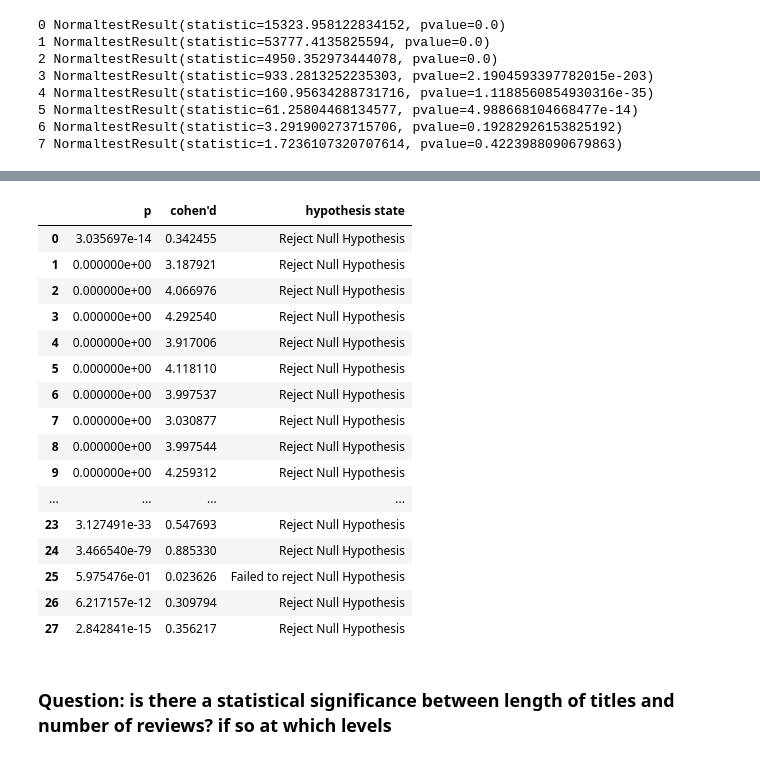
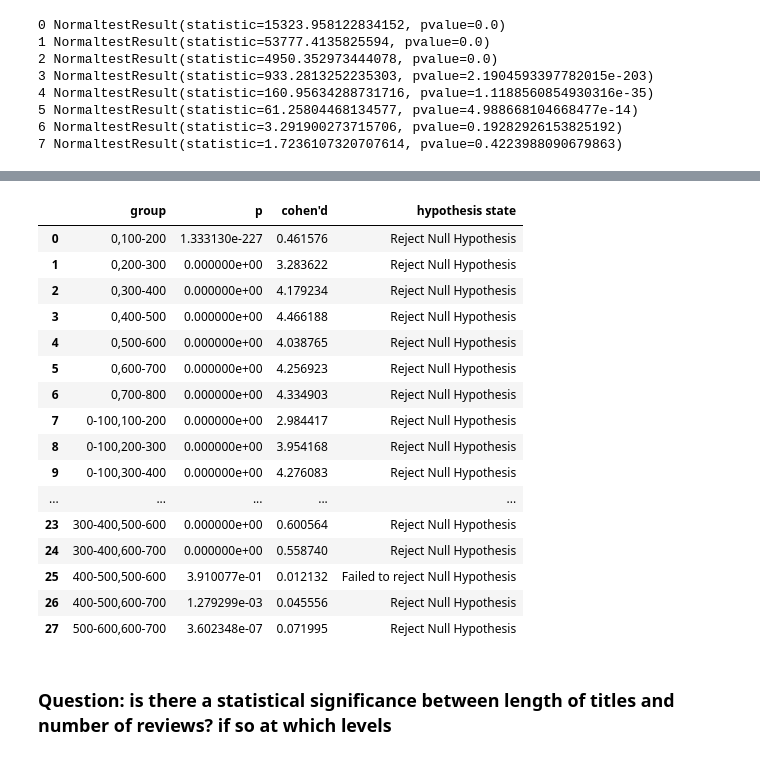
Before and after one commit to Ftan91/Statistical-Analysis-of-AirBnB-Listings-in-London-, a Jupyter notebook: London Airbnb listings 2019.ipynb, the cells around one changed output, grey strips where cells are left out. Drawn from its saved outputs; the diff is of its cells as text; code cells hidden in the pictures.

```diff
--- a/London Airbnb listings 2019.ipynb
+++ b/London Airbnb listings 2019.ipynb
@@ -392,23 +386,23 @@ for n, combo in enumerate(list(combos)):
-# %%
-result_df
-# %% [output]
-|  | p | cohen'd | hypothesis state |
-| 0 | 3.035697e-14 | 0.342455 | Reject Null Hypothesis |
-| 1 | 0.000000e+00 | 3.187921 | Reject Null Hypothesis |
-| 2 | 0.000000e+00 | 4.066976 | Reject Null Hypothesis |
-| 3 | 0.000000e+00 | 4.292540 | Reject Null Hypothesis |
-| 4 | 0.000000e+00 | 3.917006 | Reject Null Hypothesis |
-| 5 | 0.000000e+00 | 4.118110 | Reject Null Hypothesis |
-| 6 | 0.000000e+00 | 3.997537 | Reject Null Hypothesis |
-| 7 | 0.000000e+00 | 3.030877 | Reject Null Hypothesis |
-| 8 | 0.000000e+00 | 3.997544 | Reject Null Hypothesis |
-| 9 | 0.000000e+00 | 4.259312 | Reject Null Hypothesis |
-| ... | ... | ... | ... |
-| 23 | 3.127491e-33 | 0.547693 | Reject Null Hypothesis |
-| 24 | 3.466540e-79 | 0.885330 | Reject Null Hypothesis |
-| 25 | 5.975476e-01 | 0.023626 | Failed to reject Null Hypothesis |
-| 26 | 6.217157e-12 | 0.309794 | Reject Null Hypothesis |
-| 27 | 2.842841e-15 | 0.356217 | Reject Null Hypothesis |
+# %%
+results_p_d(df_sample)
+# %% [output]
+|  | group | p | cohen'd | hypothesis state |
+| 0 | 0,100-200 | 1.333130e-227 | 0.461576 | Reject Null Hypothesis |
+| 1 | 0,200-300 | 0.000000e+00 | 3.283622 | Reject Null Hypothesis |
+| 2 | 0,300-400 | 0.000000e+00 | 4.179234 | Reject Null Hypothesis |
+| 3 | 0,400-500 | 0.000000e+00 | 4.466188 | Reject Null Hypothesis |
+| 4 | 0,500-600 | 0.000000e+00 | 4.038765 | Reject Null Hypothesis |
+| 5 | 0,600-700 | 0.000000e+00 | 4.256923 | Reject Null Hypothesis |
+| 6 | 0,700-800 | 0.000000e+00 | 4.334903 | Reject Null Hypothesis |
+| 7 | 0-100,100-200 | 0.000000e+00 | 2.984417 | Reject Null Hypothesis |
+| 8 | 0-100,200-300 | 0.000000e+00 | 3.954168 | Reject Null Hypothesis |
+| 9 | 0-100,300-400 | 0.000000e+00 | 4.276083 | Reject Null Hypothesis |
+| ... | ... | ... | ... | ... |
+| 23 | 300-400,500-600 | 0.000000e+00 | 0.600564 | Reject Null Hypothesis |
+| 24 | 300-400,600-700 | 0.000000e+00 | 0.558740 | Reject Null Hypothesis |
+| 25 | 400-500,500-600 | 3.910077e-01 | 0.012132 | Failed to reject Null Hypothesis |
+| 26 | 400-500,600-700 | 1.279299e-03 | 0.045556 | Reject Null Hypothesis |
+| 27 | 500-600,600-700 | 3.602348e-07 | 0.071995 | Reject Null Hypothesis |
 # %% [markdown]
 ### Question: is there a statistical significance between length of titles and number of reviews? if so at which levels
 # %%
```
Also changed, not shown: parts of 22 cells of this notebook, 1 other file.
